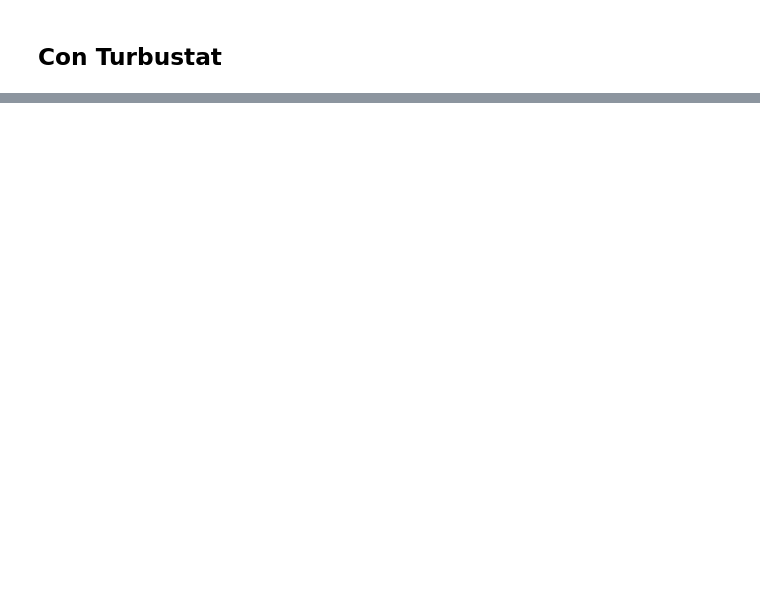
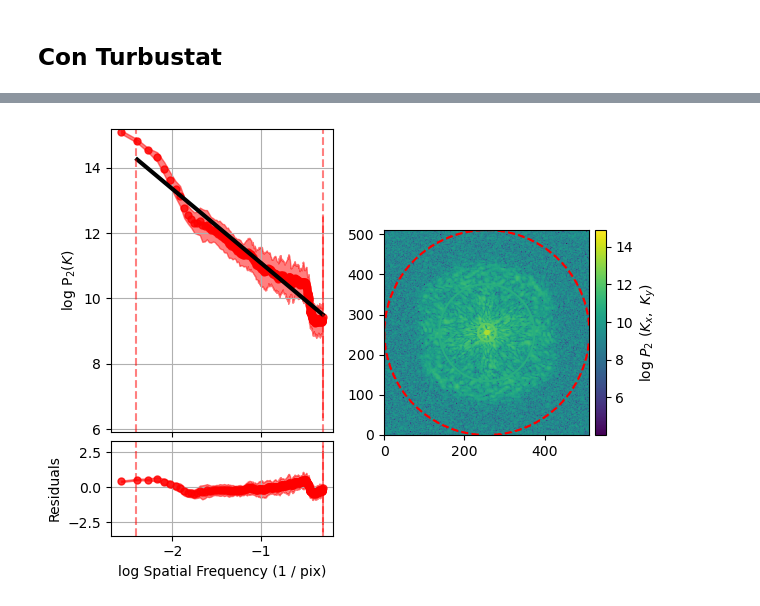
Before and after one commit to Leonardo-5/Speckle-Analisys-for-AO, a Jupyter notebook: speckle_FFT.ipynb, the cells around one changed output, grey strips where cells are left out. Drawn from its saved outputs; the diff is of its cells as text; code cells hidden in the pictures; blank space fills up the shorter version.

```diff
--- a/speckle_FFT.ipynb
+++ b/speckle_FFT.ipynb
@@ -257,0 +250,83 @@ plt.show()
+# %%
+
+
+from astropy.io.fits import Header
+from scipy.signal import find_peaks
+
+#################################################################################
+imagenumber = 1500
+data = immagini[imagenumber]
+data_raw = data.copy()
+data_clean = data_raw.copy()
+background_level = np.median(data_raw)
+data = data_raw - background_level
+data[data < 0] = 0
+image = data.copy()
+#############################################################
+
+
+#SE è DATACUBE ALLORA SI FA image = image [0,:,:] dove il numero selezione l'immagine del cubo
+#image = fits.getdata('outputs/composed_fft.fits') #image[0,:,:] #image[0,:,:] #image[imagenumber,:,:] #image[0,:,:]
+header = Header()
+header['CDELT1'] = 1.0 # scala dei pixel lungo l'asse X (in pixel se si mette la plate scale allora è in arcsec)
+header['CDELT2'] = 1.0  # scala dei pixel lungo l'asse Y
+
+
+# Usa distanza fittizia
+pspec = PowerSpectrum(image, header=header, distance=1 * u.pc)
+pspec.run(verbose=True, xunit=u.pix**-1)#, low_cut=0.1, high_cut=0.01)
+
+plt.loglog(pspec.freqs.value, pspec.ps1D, label="Power Spectrum")
+plt.xlabel('Spatial Frequency [1/pixel]')
+plt.ylabel('Power')
+plt.axvline(x=1/(diffraction_limit_arcseconds/plate_scale), color='r', linestyle='--', label='Diffraction Limit')
+plt.axvline(x=1/(0.204/plate_scale), color='g', linestyle='--', label='Median FWHM')
+plt.axvline(x=1/(0.209/plate_scale), color='blue', linestyle='--', label='Total Median')
+plt.title('Power Spectrum 1D (log-log scale)')
+plt.grid(True)
+plt.legend()
+plt.show()
+
+plt.loglog(pspec.freqs.value, pspec.ps1D, label="Power Spectrum")
+plt.axvline(x=1/(diffraction_limit_arcseconds/plate_scale), color='r', linestyle='--', label='Diffraction Limit')
+plt.axvline(x=1/(0.204/plate_scale), color='g', linestyle='--', label='Median FWHM')
+plt.axvline(x=1/(0.209/plate_scale), color='blue', linestyle='--', label='Total Median')
+plt.xlim(0.1, pspec.freqs.value.max())
+plt.xlim(0.1, pspec.freqs.value.max())
+plt.ylim(1e9, 1e12)
+plt.xlabel('Spatial Frequency [1/pixel]')
+plt.ylabel('Power')
+plt.title('Power Spectrum 1D')
+plt.grid(True, which='both', linestyle='--', linewidth=0.5)
+plt.legend()
+plt.show()
+
+
+
+fig = go.Figure()
+fig.add_trace(go.Scatter(
+    x=pspec.freqs.value,
+    y=pspec.ps1D,
+    mode='lines',
+    name='Power Spectrum'
+))
+
+fig.update_layout(
+    title="Power Spectrum 1D (Interactive)",
+    xaxis_title="Frequenza spaziale [1/pixel]",
+    yaxis_title="Potenza",
+    xaxis_type="log",
+    yaxis_type="log",
+    template="plotly_white",
+    showlegend=True
+)
+fig.show()
+
+
+# frequenze = pspec.freqs        # in unità di 1/pixel
+# potenza = pspec.ps1D           # spettro radiale
+# pendenza = pspec.slope         # pendenza del fit
+# print(f"Frequenze: {frequenze}")
+# print(f"Potenza: {potenza}")
+# print(f"Pendenza: {pendenza}")
+# %% [output]
@@ -257,0 +360 @@ plt.show()
+[figure, added]
```
Also changed, not shown: parts of 11 cells of this notebook, 16 other files.
